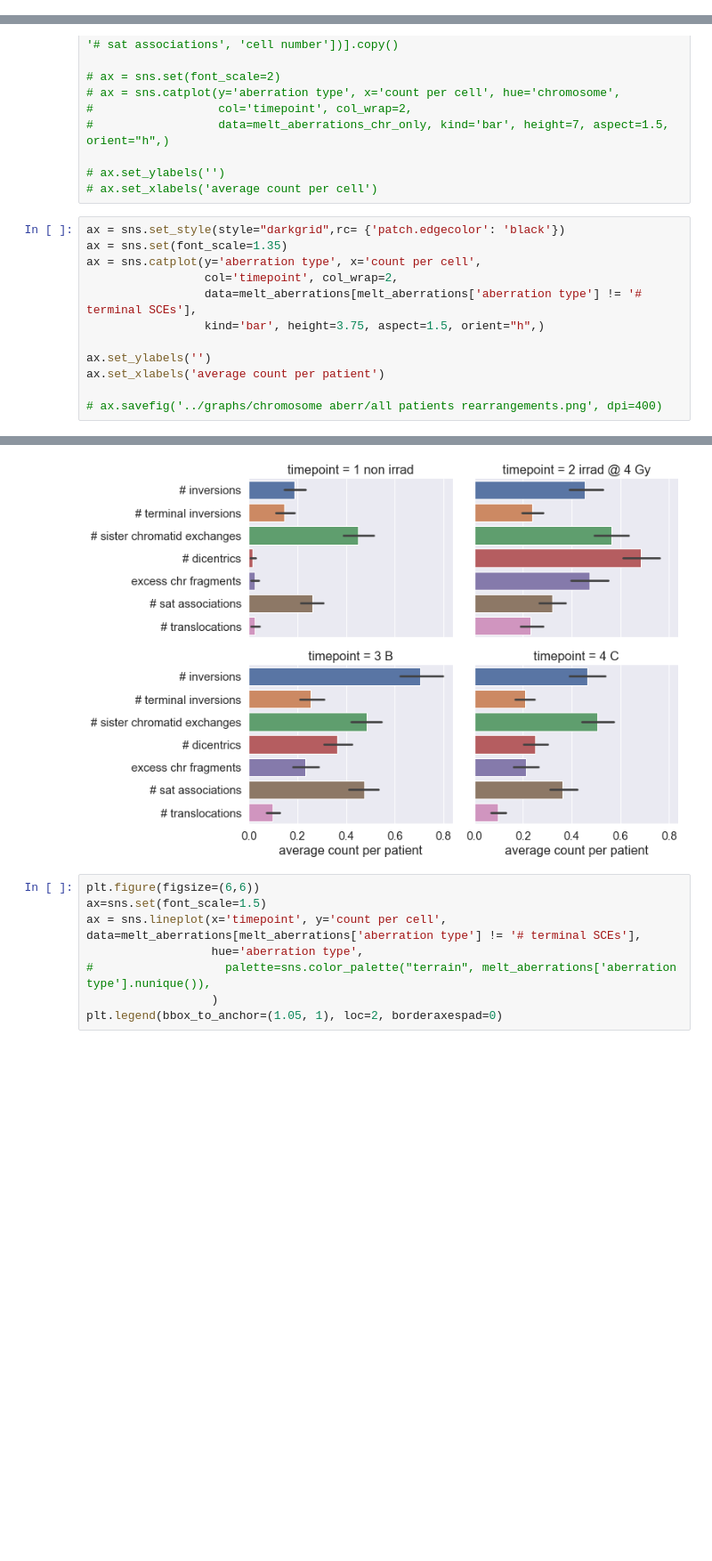
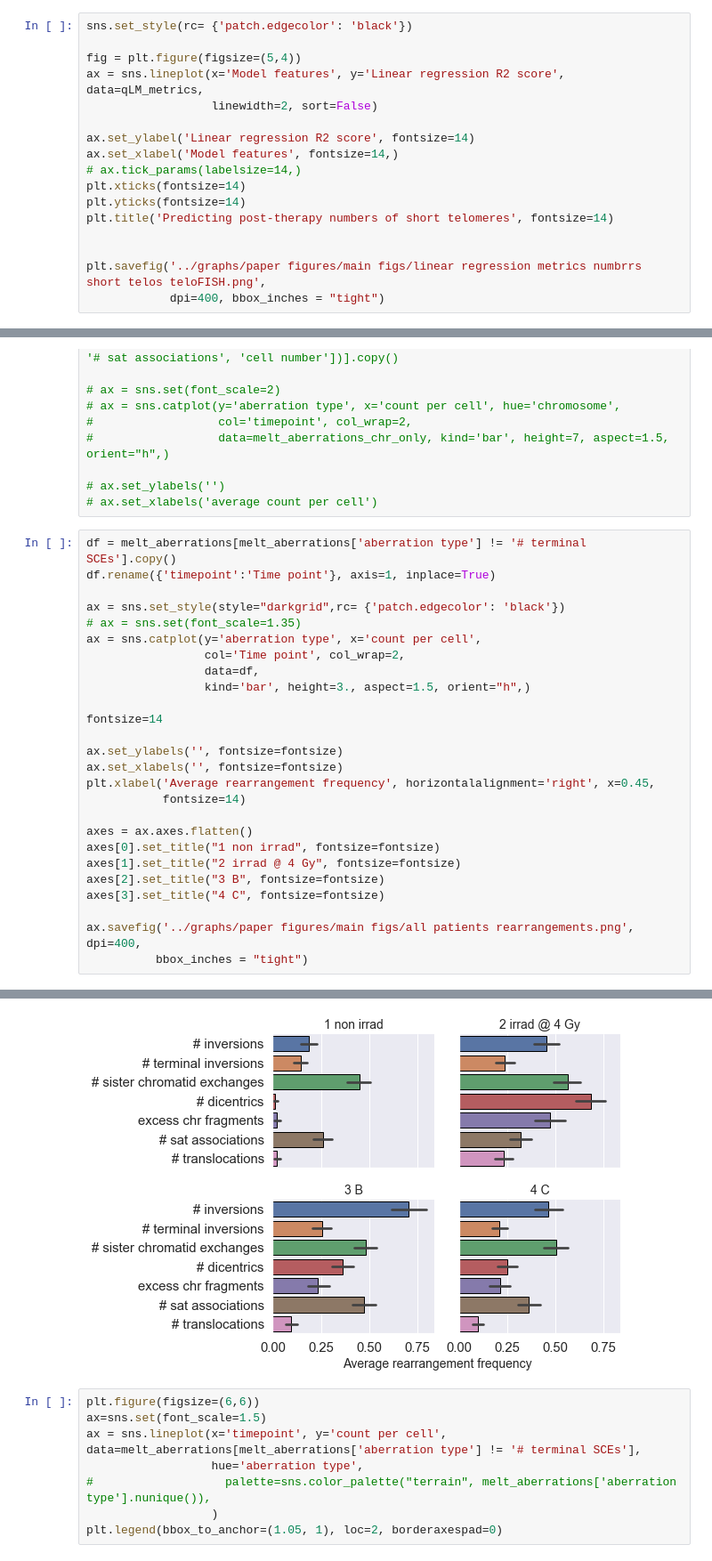
Before and after one commit to Jared-Luxton/radiation-therapy-machine-learning, a Jupyter notebook: notebooks/02_radiation_therapy_patients_data_VISUALIZATION_STATISTICS.ipynb, the cells around one changed output, grey strips where cells are left out. Shown at 89% size. Saved outputs shown, nothing was run; the diff lists cells and outputs as text; blank space fills up the shorter version.

```diff
--- a/notebooks/02_radiation_therapy_patients_data_VISUALIZATION_STATISTICS.ipynb
+++ b/notebooks/02_radiation_therapy_patients_data_VISUALIZATION_STATISTICS.ipynb
@@ -325,0 +466,17 @@ plt.legend(bbox_to_anchor=(1.05, 1), loc=2, borderaxespad=0, fontsize='small')
+# %%
+sns.set_style(rc= {'patch.edgecolor': 'black'})
+
+fig = plt.figure(figsize=(5,4))
+ax = sns.lineplot(x='Model features', y='Linear regression R2 score', data=qLM_metrics,
+                  linewidth=2, sort=False)
+
+ax.set_ylabel('Linear regression R2 score', fontsize=14)
+ax.set_xlabel('Model features', fontsize=14,)
+# ax.tick_params(labelsize=14,)
+plt.xticks(fontsize=14)
+plt.yticks(fontsize=14)
+plt.title('Predicting post-therapy numbers of short telomeres', fontsize=14)
+
+
+plt.savefig('../graphs/paper figures/main figs/linear regression metrics numbrrs short telos teloFISH.png',
+            dpi=400, bbox_inches = "tight")
@@ -427,15 +586,29 @@ melt_aberrations['aberration type'] = melt_aberrations['aberration type'].astype
 # ax.set_ylabels('')
 # ax.set_xlabels('average count per cell')
 # %%
+df = melt_aberrations[melt_aberrations['aberration type'] != '# terminal SCEs'].copy()
+df.rename({'timepoint':'Time point'}, axis=1, inplace=True)
+
 ax = sns.set_style(style="darkgrid",rc= {'patch.edgecolor': 'black'})
-ax = sns.set(font_scale=1.35)
+# ax = sns.set(font_scale=1.35)
 ax = sns.catplot(y='aberration type', x='count per cell',
-                 col='timepoint', col_wrap=2,
-                 data=melt_aberrations[melt_aberrations['aberration type'] != '# terminal SCEs'],
-                 kind='bar', height=3.75, aspect=1.5, orient="h",)
+                 col='Time point', col_wrap=2,
+                 data=df,
+                 kind='bar', height=3., aspect=1.5, orient="h",)
 
-ax.set_ylabels('')
-ax.set_xlabels('average count per patient')
+fontsize=14
 
-# ax.savefig('../graphs/chromosome aberr/all patients rearrangements.png', dpi=400)
+ax.set_ylabels('', fontsize=fontsize)
+ax.set_xlabels('', fontsize=fontsize)
+plt.xlabel('Average rearrangement frequency', horizontalalignment='right', x=0.45,
+           fontsize=14)
+
+axes = ax.axes.flatten()
+axes[0].set_title("1 non irrad", fontsize=fontsize)
+axes[1].set_title("2 irrad @ 4 Gy", fontsize=fontsize)
+axes[2].set_title("3 B", fontsize=fontsize)
+axes[3].set_title("4 C", fontsize=fontsize)
+
+ax.savefig('../graphs/paper figures/main figs/all patients rearrangements.png', dpi=400,
+          bbox_inches = "tight")
 # %% [output]
@@ -443,4 +615,4 @@ ax.set_xlabels('average count per patient')
-[figure, old version]
+[figure, new version]
 # %%
 plt.figure(figsize=(6,6))
 ax=sns.set(font_scale=1.5)
```
Also changed, not shown: parts of 36 cells of this notebook, 2 other files.
